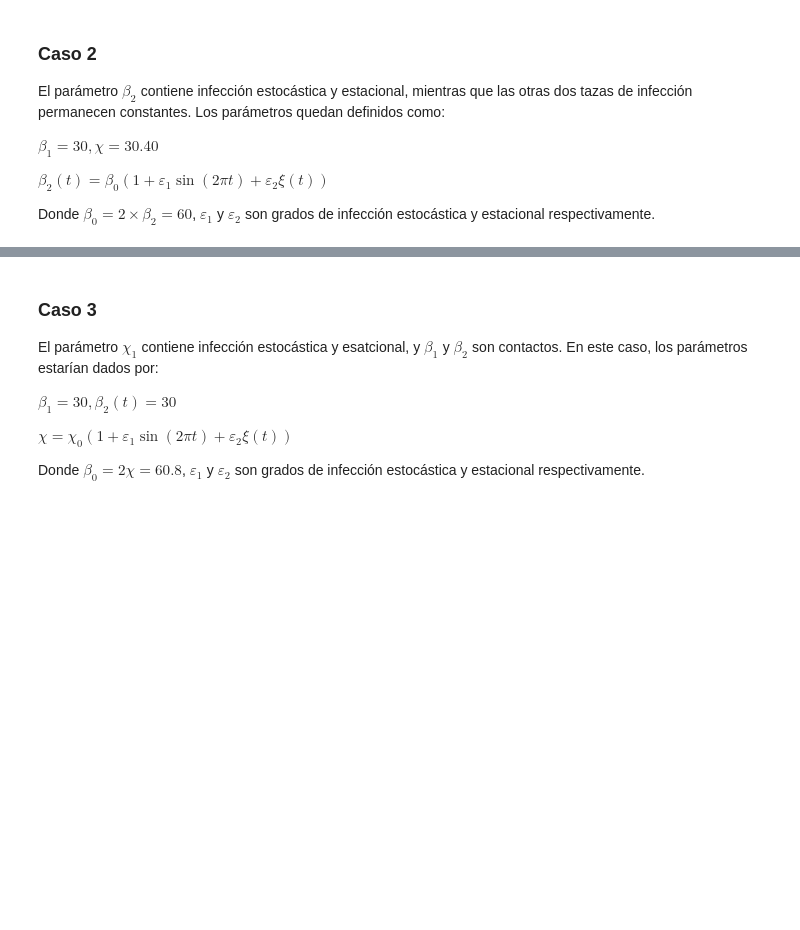
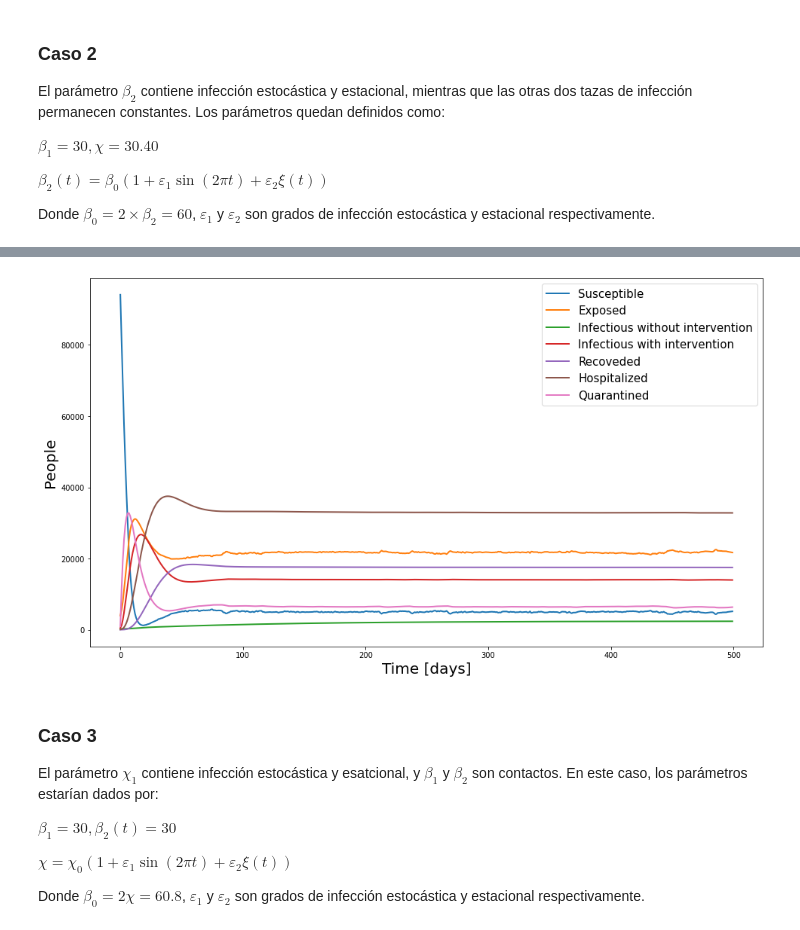
Before and after one commit to Rmejiaz/ModeladoSimulacion, a Jupyter notebook: Cuadernos/Proyecto.ipynb, the cells around one changed output, grey strips where cells are left out. Cells and saved outputs as stored; diff of their text form; code cells hidden in the pictures; blank space fills up the shorter version.

```diff
--- a/Cuadernos/Proyecto.ipynb
+++ b/Cuadernos/Proyecto.ipynb
@@ -196,3 +211,14 @@ plt.show()
+# %%
+plt.figure(figsize=(16,9))
+for i in range(yt.y.shape[0]):
+  plt.plot(yt.t,yt.y[i],label=var_names[i],linewidth=2)
+plt.legend(fontsize=15)
+plt.xlabel("Time [days]",fontsize=20)
+plt.ylabel("People",fontsize=20)
+# plt.savefig("../Proyecto/Figures/ivp_1",)
+plt.show()
+# %% [output]
+[figure, added]
 # %% [markdown]
 ### Caso 3
 
```
Also changed, not shown: parts of 10 cells of this notebook.
